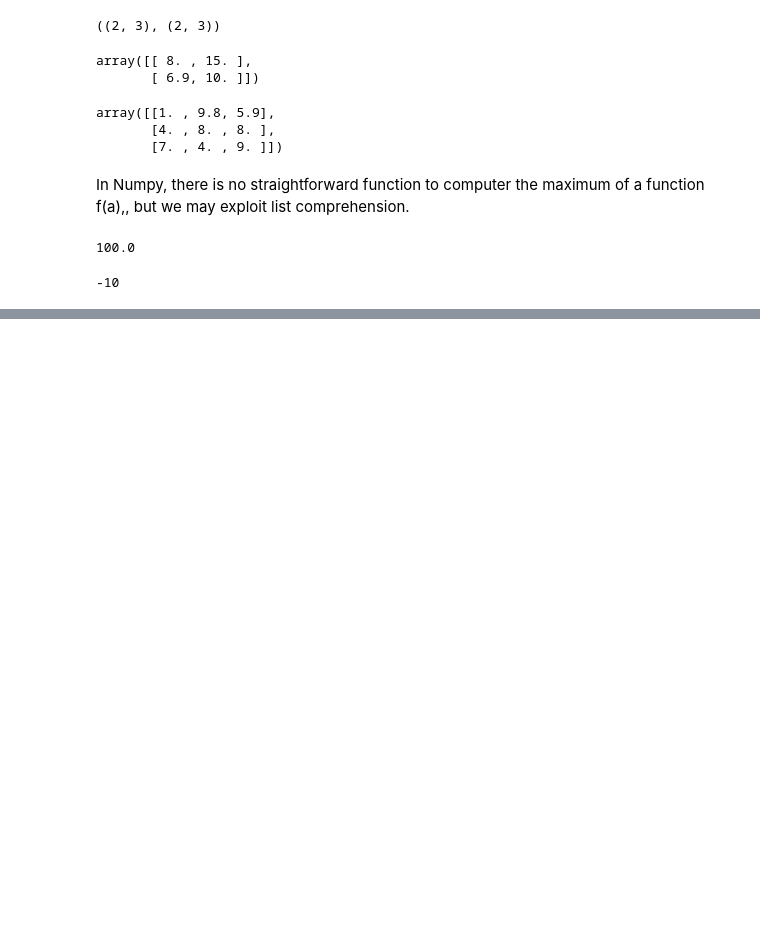
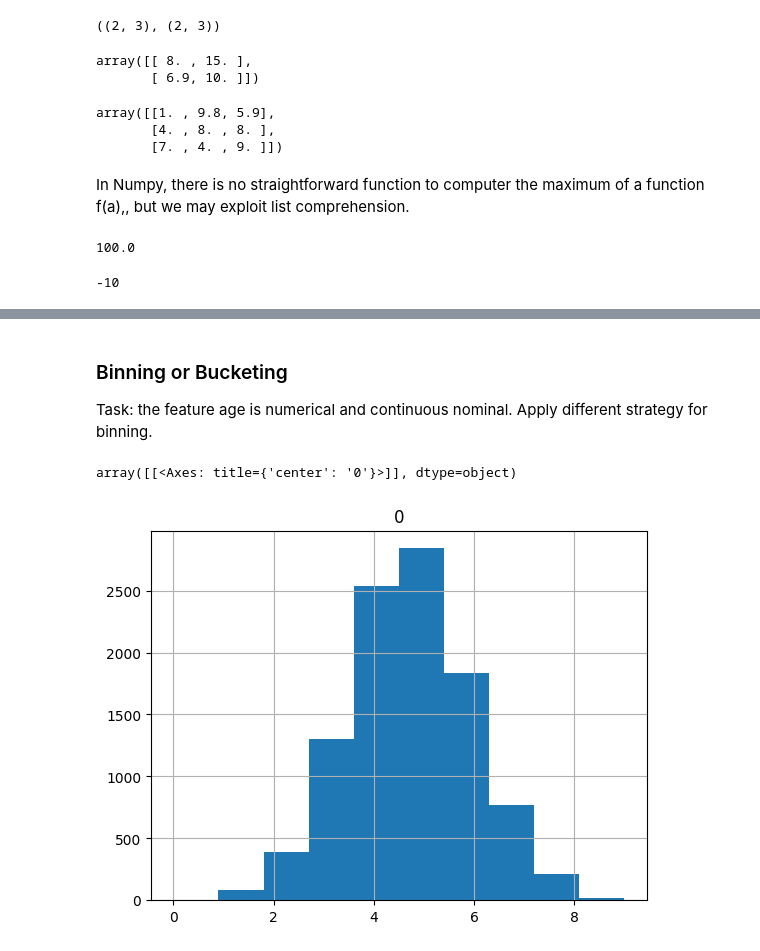
Before and after one commit to SandytheTraveller/ML-course-Labs, a Jupyter notebook: lecture_2.ipynb, the cells around one changed output, grey strips where cells are left out. Drawn from its saved outputs; the diff is of its cells as text; code cells hidden in the pictures; blank space fills up the shorter version.

```diff
--- a/lecture_2.ipynb
+++ b/lecture_2.ipynb
@@ -161,0 +431,3 @@ S[np.argmax([f(a) for a in S])]
+# %%
+si = SimpleImputer(strategy='most_frequent') # we specify parameters of the class, i.e. strategy - the information required to run the transformer
+playground[['size']] = si.fit_transform(playground[['size']]) # [[]] to avoid the error
@@ -161,0 +436,3 @@ S[np.argmax([f(a) for a in S])]
+# %%
+si_mean = SimpleImputer(strategy='mean')
+playground[['length_screw', 'hammer_strength']] = si_mean.fit_transform(playground[['length_screw', 'hammer_strength']])
@@ -161,0 +535,5 @@ S[np.argmax([f(a) for a in S])]
+# %%
+ohe_country = OneHotEncoder()
+temp = ohe_country.fit_transform(playground[['country']]).toarray()
+names = ohe_country.get_feature_names_out()
+playground[list(names)] = temp
@@ -161,0 +560,13 @@ S[np.argmax([f(a) for a in S])]
+# %% [markdown]
+### Binning or Bucketing
+
+Task: the feature age is numerical and continuous nominal. Apply different strategy for binning.
+# %%
+binner1 = KBinsDiscretizer(n_bins=10, strategy='uniform', encode='ordinal')
+binner2 = KBinsDiscretizer(n_bins=10, strategy='quantile', encode='ordinal')
+binner3 = KBinsDiscretizer(n_bins=10, strategy='kmeans', encode='ordinal')
+# %%
+pd.DataFrame(binner1.fit_transform(playground[['diameter']])).hist()
+# %% [output]
+array([[<Axes: title={'center': '0'}>]], dtype=object)
+[figure, added]
```
Also changed, not shown: parts of 69 cells of this notebook, 8 other files.
